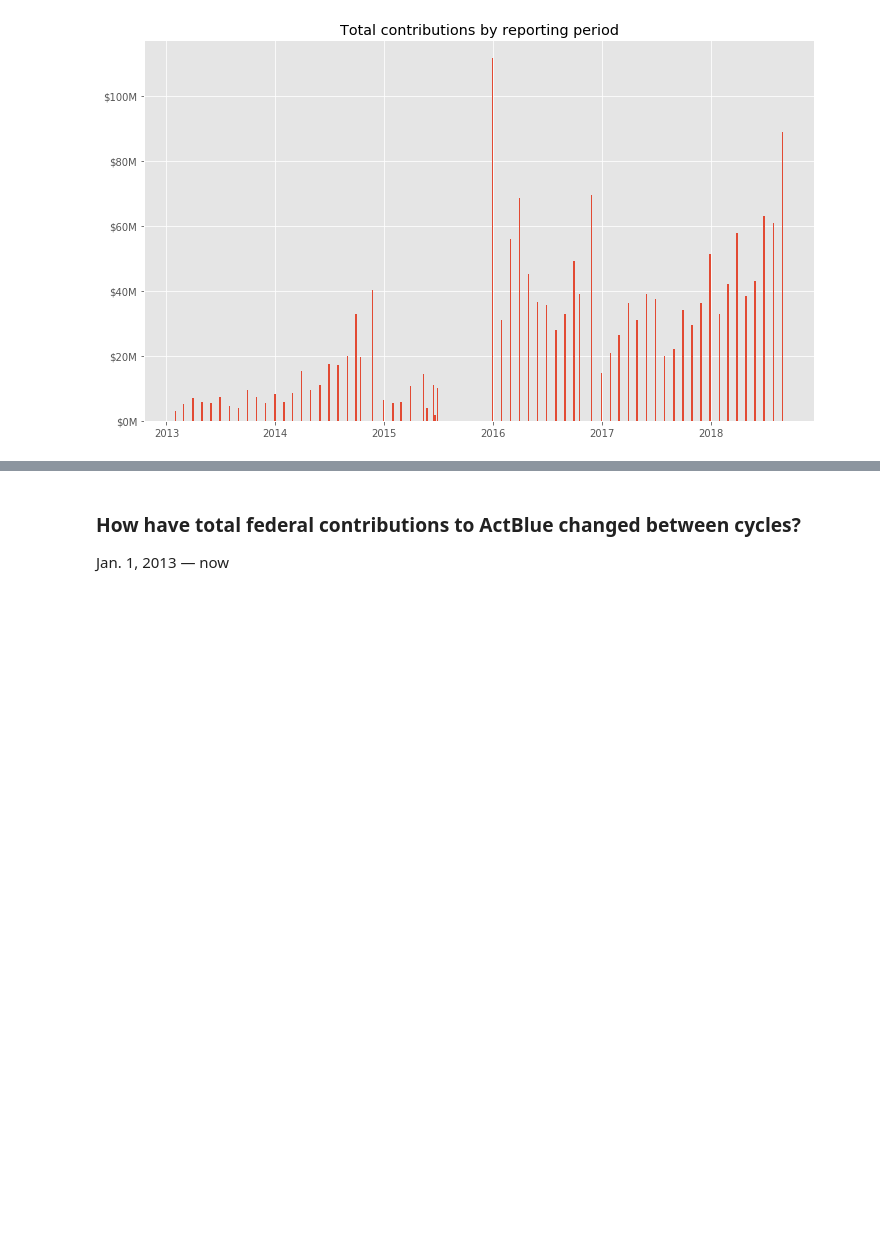
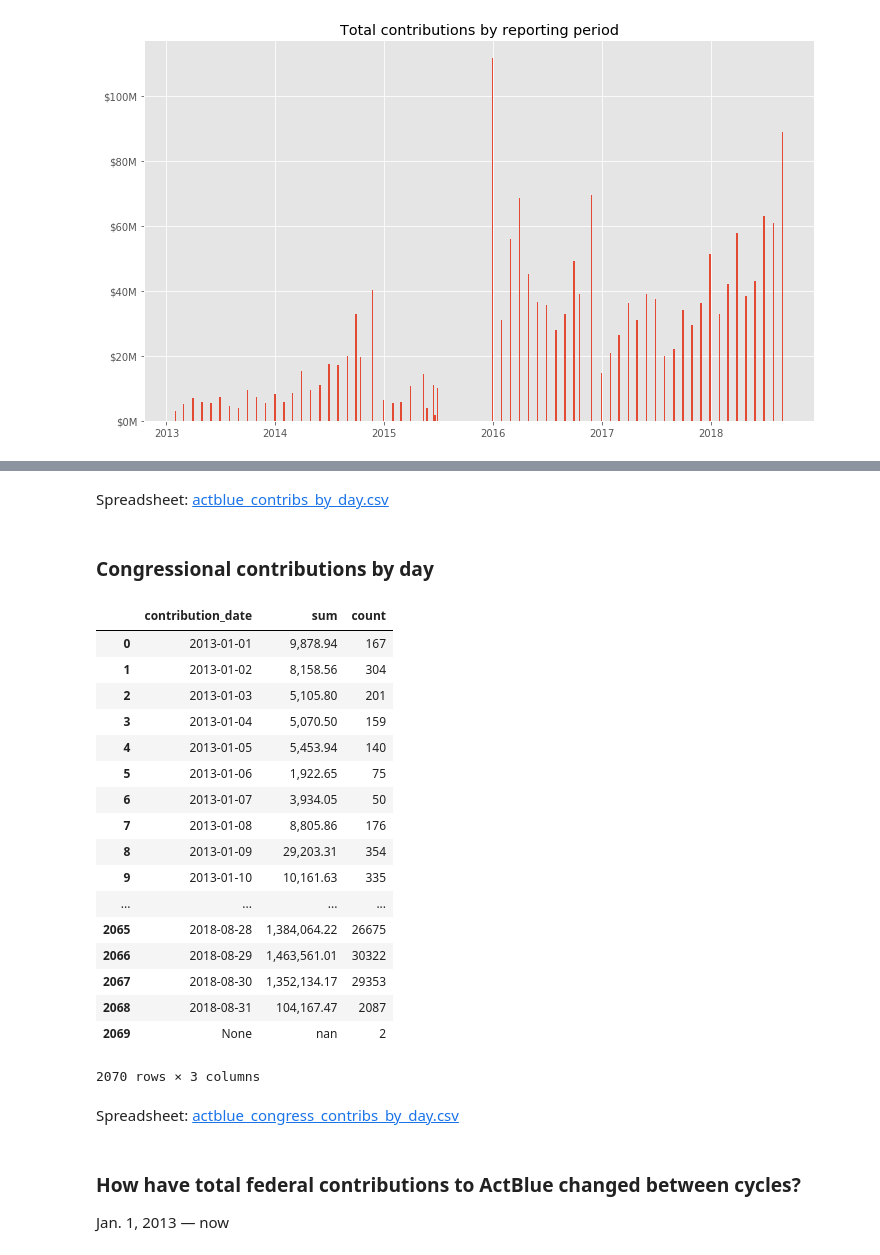
Before and after one commit to PublicI/actblue-analysis, a Jupyter notebook: analysis.ipynb, the cells around one changed output, grey strips where cells are left out. Drawn from its saved outputs; the diff is of its cells as text; code cells hidden in the pictures; blank space fills up the shorter version.

```diff
--- a/analysis.ipynb
+++ b/analysis.ipynb
@@ -426,0 +465,38 @@ Text(0.5,1,'Total contributions by reporting period')
+# %% [markdown]
+Spreadsheet: [actblue_contribs_by_day.csv](data/actblue_contribs_by_day.csv)
+# %% [markdown]
+### Congressional contributions by day
+# %%
+actblue_congress_contribs_by_day = read_or_save(
+    'actblue_congress_contribs_by_day',
+    lambda: pd.read_sql("""
+    SELECT contribution_date,
+           sum(contribution_amount),
+           count(*)
+    FROM actblue_contribs
+    -- where extract(year from contribution_date) >= 2017 and
+    where cand_office in ('S','H')
+    GROUP BY contribution_date
+    """, con=conn)
+)
+
+actblue_congress_contribs_by_day
+# %% [output]
+|  | contribution_date | sum | count |
+| 0 | 2013-01-01 | 9,878.94 | 167 |
+| 1 | 2013-01-02 | 8,158.56 | 304 |
+| 2 | 2013-01-03 | 5,105.80 | 201 |
+| 3 | 2013-01-04 | 5,070.50 | 159 |
+| 4 | 2013-01-05 | 5,453.94 | 140 |
+| 5 | 2013-01-06 | 1,922.65 | 75 |
+| 6 | 2013-01-07 | 3,934.05 | 50 |
+| 7 | 2013-01-08 | 8,805.86 | 176 |
+| 8 | 2013-01-09 | 29,203.31 | 354 |
+| 9 | 2013-01-10 | 10,161.63 | 335 |
+| ... | ... | ... | ... |
+| 2065 | 2018-08-28 | 1,384,064.22 | 26675 |
+| 2066 | 2018-08-29 | 1,463,561.01 | 30322 |
+| 2067 | 2018-08-30 | 1,352,134.17 | 29353 |
+| 2068 | 2018-08-31 | 104,167.47 | 2087 |
+| 2069 | None | nan | 2 |
+2070 rows × 3 columns
@@ -427,3 +505,5 @@ Text(0.5,1,'Total contributions by reporting period')
+# %% [markdown]
+Spreadsheet: [actblue_congress_contribs_by_day.csv](data/actblue_congress_contribs_by_day.csv)
 # %% [markdown]
 ### How have total federal contributions to ActBlue changed between cycles?
 Jan. 1, 2013 — now
```
Also changed, not shown: parts of 5 cells of this notebook, 5 other files.
